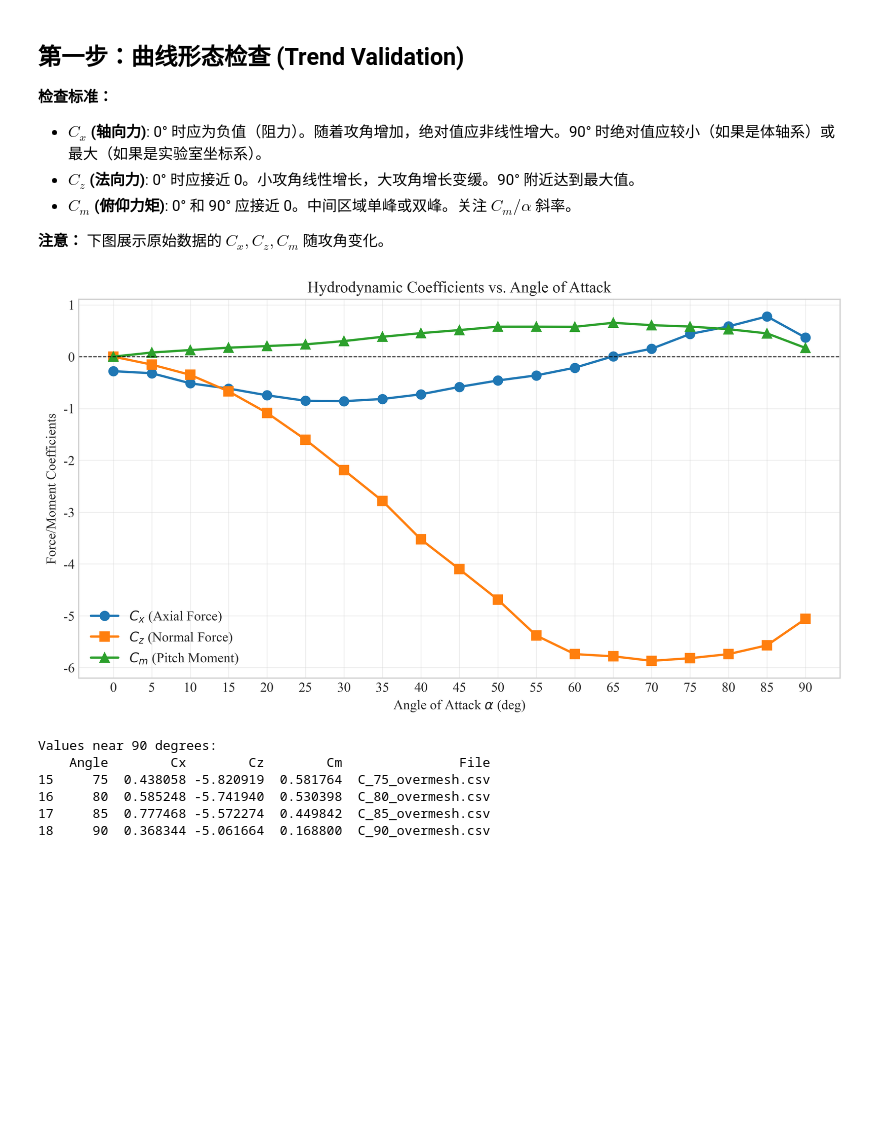
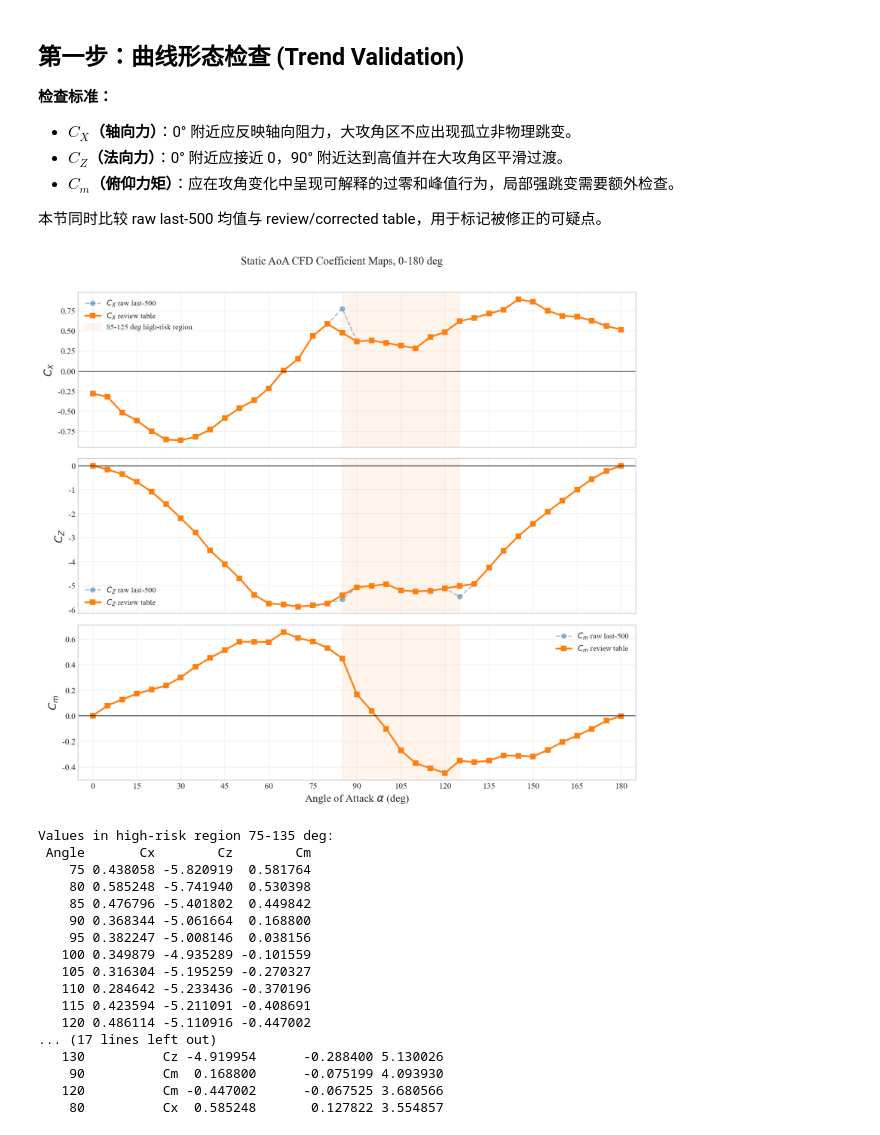
Before and after one commit to caneatonly/AD_v2_stage1_analysis, a Jupyter notebook: CFD_data_review.ipynb, the cells around one changed output. Cells and saved outputs as stored; diff of their text form; code cells hidden in the pictures; blank space fills up the shorter version.

```diff
--- a/CFD_data_review.ipynb
+++ b/CFD_data_review.ipynb
@@ -137,38 +177,60 @@ Total angles loaded: 19
 ## 第一步：曲线形态检查 (Trend Validation)
 
 **检查标准：**
-*   **$C_x$ (轴向力)**: 0° 时应为负值（阻力）。随着攻角增加，绝对值应非线性增大。90° 时绝对值应较小（如果是体轴系）或最大（如果是实验室坐标系）。
-*   **$C_z$ (法向力)**: 0° 时应接近 0。小攻角线性增长，大攻角增长变缓。90° 附近达到最大值。
-*   **$C_m$ (俯仰力矩)**: 0° 和 90° 应接近 0。中间区域单峰或双峰。关注 $C_m / \alpha$ 斜率。
 
-**注意：** 下图展示原始数据的 $C_x, C_z, C_m$ 随攻角变化。
+- **$C_X$（轴向力）**：0° 附近应反映轴向阻力，大攻角区不应出现孤立非物理跳变。
+- **$C_Z$（法向力）**：0° 附近应接近 0，90° 附近达到高值并在大攻角区平滑过渡。
+- **$C_m$（俯仰力矩）**：应在攻角变化中呈现可解释的过零和峰值行为，局部强跳变需要额外检查。
+
+本节同时比较 raw last-500 均值与 review/corrected table，用于标记被修正的可疑点。
 # %%
-# 绘制全攻角力系数图
-plt.figure(figsize=(12, 6))
-plt.plot(df_coeffs['Angle'], df_coeffs['Cx'], 'o-', label='$C_x$ (Axial Force)')
-plt.plot(df_coeffs['Angle'], df_coeffs['Cz'], 's-', label='$C_z$ (Normal Force)')
-plt.plot(df_coeffs['Angle'], df_coeffs['Cm'], '^-', label='$C_m$ (Pitch Moment)')
+# Plot 0-180 deg coefficient curves: raw vs corrected
+fig, axes = plt.subplots(3, 1, figsize=(11, 10), sharex=True)
+series = [('Cx', '$C_X$'), ('Cz', '$C_Z$'), ('Cm', '$C_m$')]
 
-plt.axhline(0, color='black', linewidth=0.8, linestyle='--')
-plt.xlabel('Angle of Attack $\\alpha$ (deg)', fontsize=12)
-plt.ylabel('Force/Moment Coefficients', fontsize=12)
-plt.title('Hydrodynamic Coefficients vs. Angle of Attack', fontsize=14)
-plt.legend(fontsize=12)
-plt.grid(True, alpha=0.3)
-plt.xticks(np.arange(0, 95, 5))
+for ax, (col, label) in zip(axes, series):
+    ax.plot(df_raw['Angle'], df_raw[col], 'o--', alpha=0.45, label=f'{label} raw last-500')
+    ax.plot(df_coeffs['Angle'], df_coeffs[col], 's-', linewidth=2.2, label=f'{label} review table')
+    ax.axhline(0, color='black', linewidth=0.8)
+    ax.axvspan(85, 125, color='tab:orange', alpha=0.08, label='85-125 deg high-risk region' if col == 'Cx' else None)
+    ax.set_ylabel(label)
+    ax.grid(True, alpha=0.3)
+    ax.legend(loc='best')
+
+axes[-1].set_xlabel(r'Angle of Attack $\alpha$ (deg)')
+axes[-1].set_xlim(-5, 185)
+axes[-1].set_xticks(np.arange(0, 181, 15))
+fig.suptitle('Static AoA CFD Coefficient Maps, 0-180 deg', y=1.01)
+fig.tight_layout()
+fig.savefig(out_dir / 'fig_coefficients_0_180_raw_vs_review.png', bbox_inches='tight')
 plt.show()
 
-# 检查 90度附近的数值
-print("Values near 90 degrees:")
-print(df_coeffs[df_coeffs['Angle'] >= 75])
+print("Values in high-risk region 75-135 deg:")
+print(df_coeffs[(df_coeffs['Angle'] >= 75) & (df_coeffs['Angle'] <= 135)][['Angle', 'Cx', 'Cz', 'Cm']].to_string(index=False))
+
+print("\nRaw local outliers (threshold robust-z >= 3.5):")
+print(get_local_outliers(df_raw_local, threshold=3.5).to_string(index=False))
+print("\nReview-table local outliers (threshold robust-z >= 3.5):")
+print(get_local_outliers(df_coeffs_local, threshold=3.5).to_string(index=False))
 # %% [output]
-[figure, old version]
+[figure, new version]
-Values near 90 degrees:
-    Angle        Cx        Cz        Cm               File
-15     75  0.438058 -5.820919  0.581764  C_75_overmesh.csv
-16     80  0.585248 -5.741940  0.530398  C_80_overmesh.csv
-17     85  0.777468 -5.572274  0.449842  C_85_overmesh.csv
-18     90  0.368344 -5.061664  0.168800  C_90_overmesh.csv
+Values in high-risk region 75-135 deg:
+ Angle       Cx        Cz        Cm
+    75 0.438058 -5.820919  0.581764
+    80 0.585248 -5.741940  0.530398
+    85 0.476796 -5.401802  0.449842
+    90 0.368344 -5.061664  0.168800
+    95 0.382247 -5.008146  0.038156
+   100 0.349879 -4.935289 -0.101559
+   105 0.316304 -5.195259 -0.270327
+   110 0.284642 -5.233436 -0.370196
+   115 0.423594 -5.211091 -0.408691
+   120 0.486114 -5.110916 -0.447002
+... (17 lines left out)
+   130          Cz -4.919954      -0.288400 5.130026
+    90          Cm  0.168800      -0.075199 4.093930
+   120          Cm -0.447002      -0.067525 3.680566
+    80          Cx  0.585248       0.127822 3.554857
 # %% [markdown]
 ## 第二步：量级与物理极限检查 (Magnitude Check)
 
```
Also changed, not shown: parts of 11 cells of this notebook, 7 other files.
